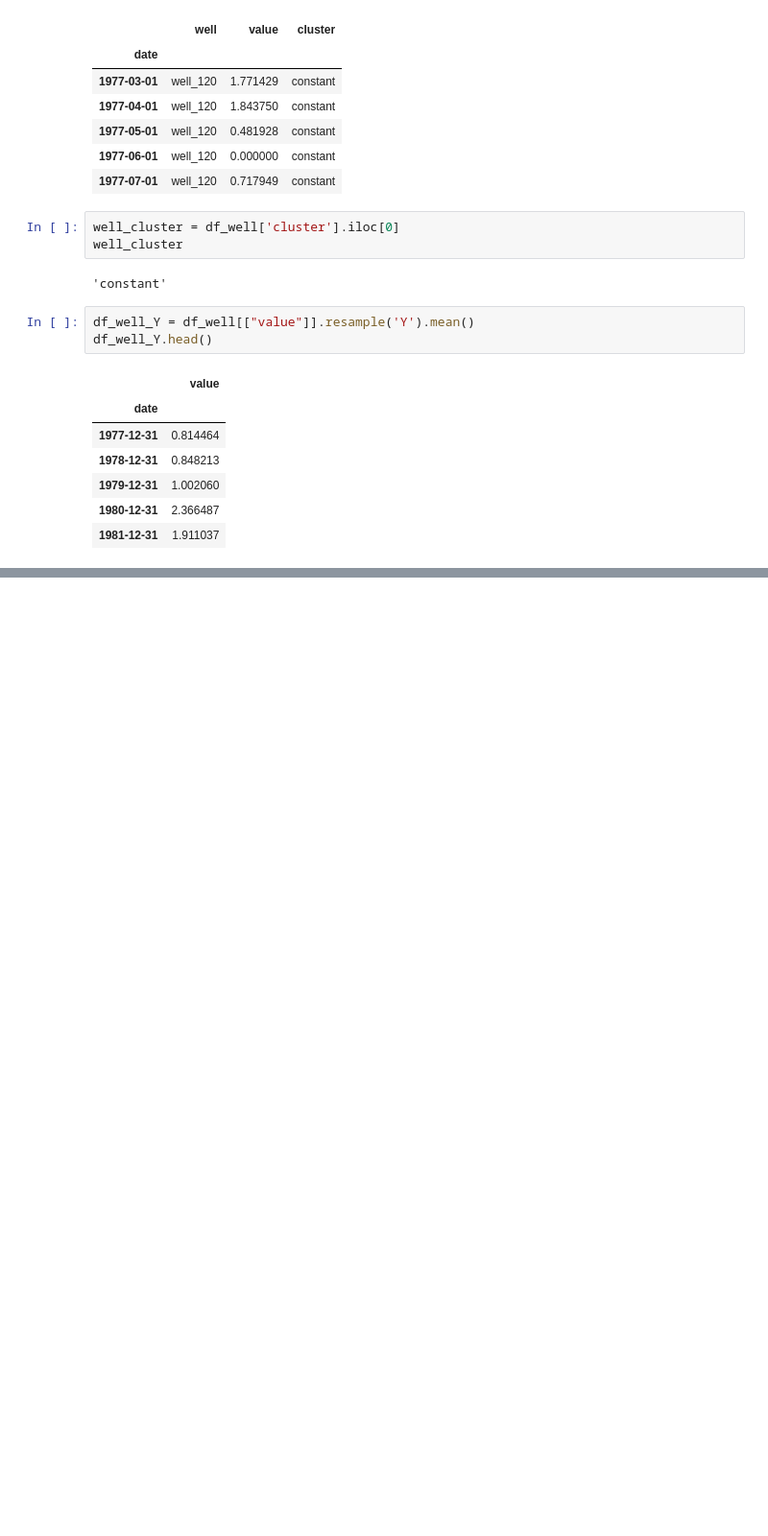
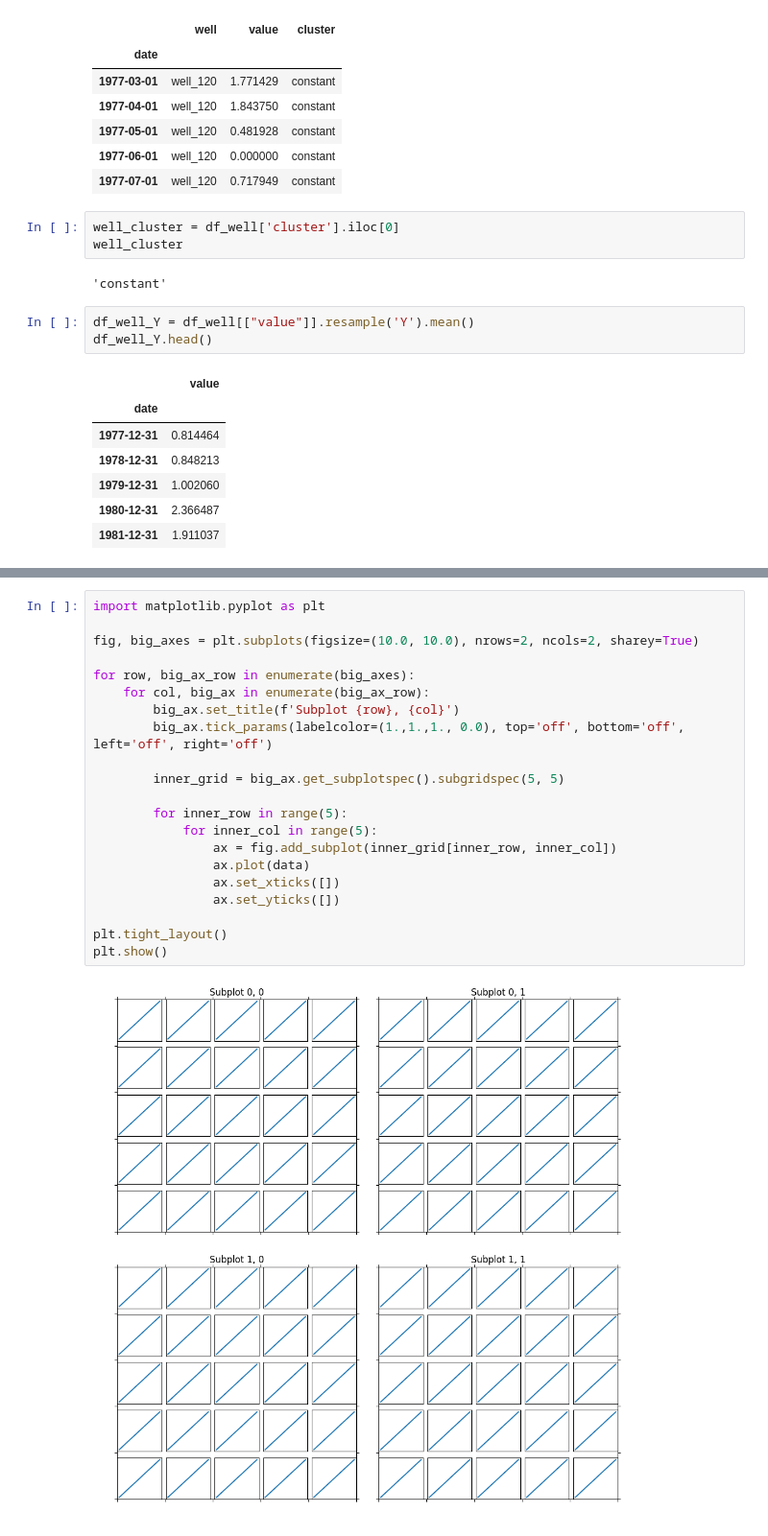
Before and after one commit to x110/oil-well-cluster-predictor, a Jupyter notebook: notebooks/error-analysis.ipynb, the cells around one changed output, grey strips where cells are left out. Shown at 96% size. Saved outputs shown, nothing was run; the diff lists cells and outputs as text; blank space fills up the shorter version.

```diff
--- a/notebooks/error-analysis.ipynb
+++ b/notebooks/error-analysis.ipynb
@@ -192,3 +415,26 @@ pivot_df
+# %%
+import matplotlib.pyplot as plt
+
+fig, big_axes = plt.subplots(figsize=(10.0, 10.0), nrows=2, ncols=2, sharey=True)
+
+for row, big_ax_row in enumerate(big_axes):
+    for col, big_ax in enumerate(big_ax_row):
+        big_ax.set_title(f'Subplot {row}, {col}')
+        big_ax.tick_params(labelcolor=(1.,1.,1., 0.0), top='off', bottom='off', left='off', right='off')
+
+        inner_grid = big_ax.get_subplotspec().subgridspec(5, 5)
+
+        for inner_row in range(5):
+            for inner_col in range(5):
+                ax = fig.add_subplot(inner_grid[inner_row, inner_col])
+                ax.plot(data)
+                ax.set_xticks([])
+                ax.set_yticks([])
+
+plt.tight_layout()
+plt.show()
+# %% [output]
+[figure, added]
 # %%
 # Plot each row in a subplot
 num_plots = len(pivot_df)
```
Also changed, not shown: parts of 20 cells of this notebook, 1 other file.
